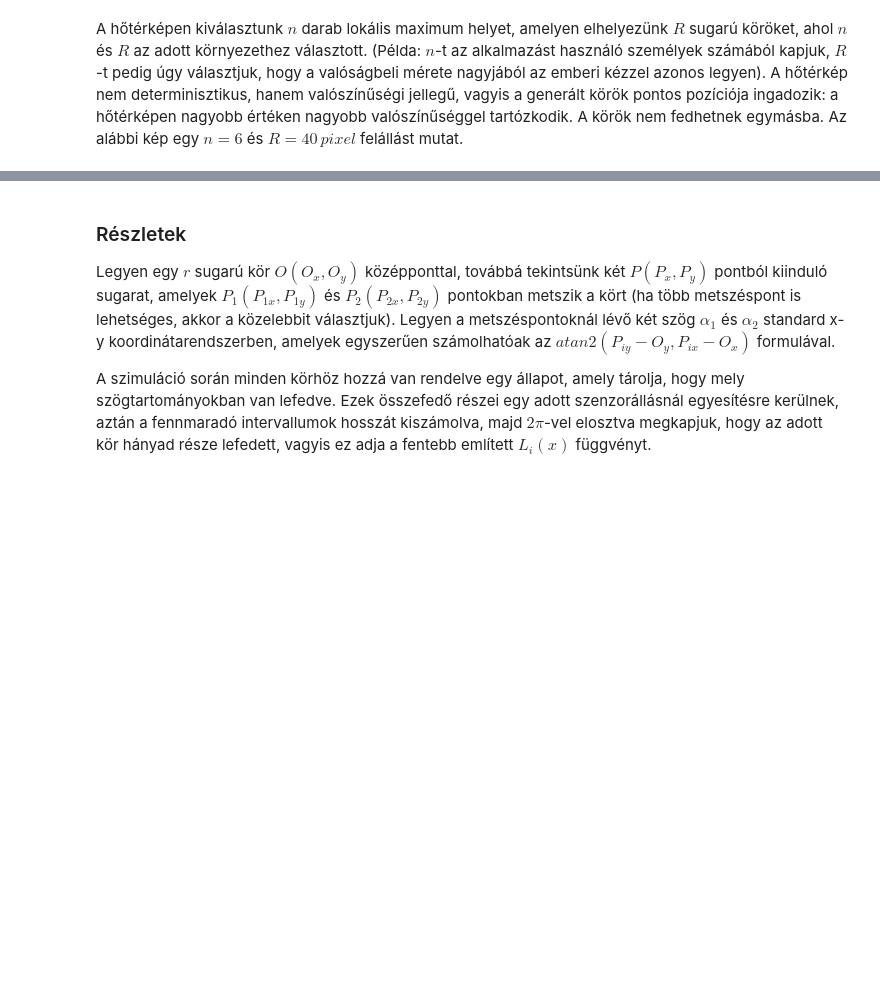
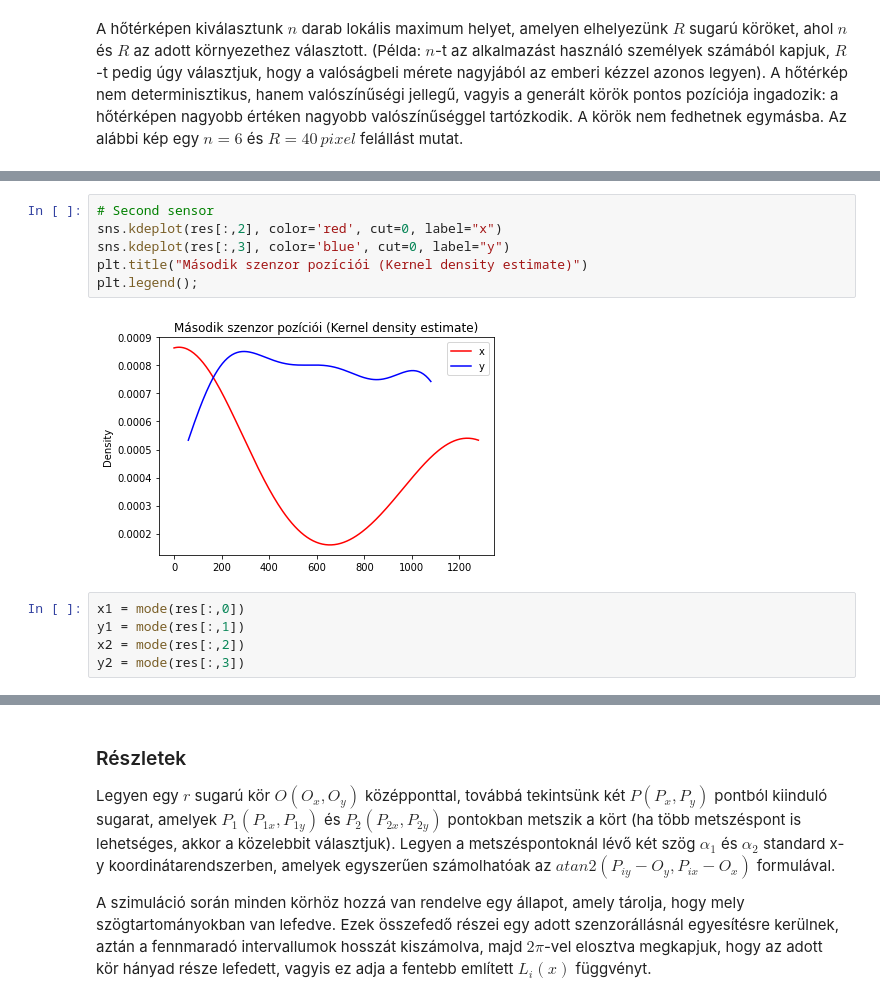
Before and after one commit to Ptrskay3/place_me, a Jupyter notebook: example.ipynb, the cells around one changed output, grey strips where cells are left out. Saved outputs shown, nothing was run; the diff lists cells and outputs as text; blank space fills up the shorter version.

```diff
--- a/example.ipynb
+++ b/example.ipynb
@@ -78,0 +98,13 @@ env: RUST_LOG=0
+# %%
+# Second sensor
+sns.kdeplot(res[:,2], color='red', cut=0, label="x")
+sns.kdeplot(res[:,3], color='blue', cut=0, label="y")
+plt.title("Második szenzor pozíciói (Kernel density estimate)")
+plt.legend();
+# %% [output]
+[figure, added]
+# %%
+x1 = mode(res[:,0])
+y1 = mode(res[:,1])
+x2 = mode(res[:,2])
+y2 = mode(res[:,3])
```
Also changed, not shown: parts of 8 cells of this notebook, 1 other file.
